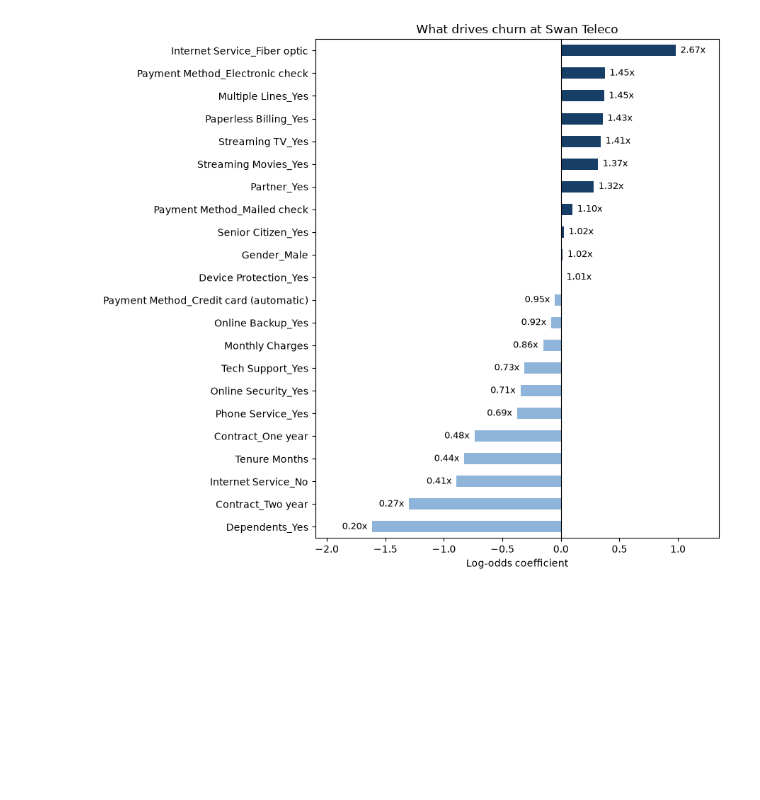
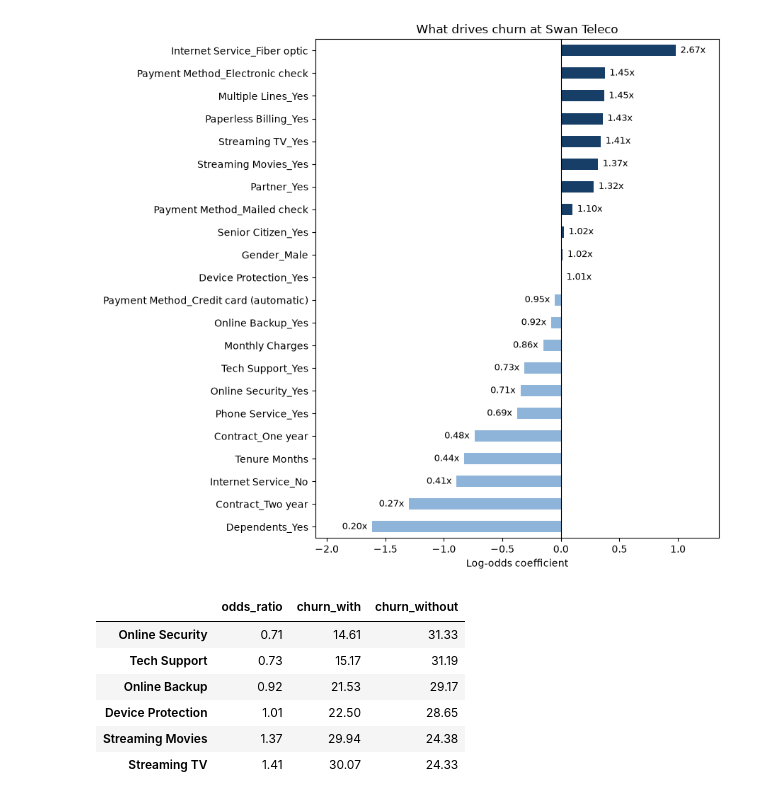
Before and after one commit to Bhumgara/df_swan_consulting, a Jupyter notebook: P7_EDA.ipynb, the cells around one changed output. Saved outputs shown, nothing was run; the diff lists cells and outputs as text; code cells hidden in the pictures; blank space fills up the shorter version.

Commit message:
Updated notebook with 500 stats and sign-up churn

```diff
--- a/P7_EDA.ipynb
+++ b/P7_EDA.ipynb
@@ -352,3 +381,24 @@ plt.tight_layout()
 plt.show()
 # %% [output]
 [figure]
+# %%
+service_cols = ['Online Security', 'Online Backup', 'Device Protection',
+                'Tech Support', 'Streaming TV', 'Streaming Movies']
+
+coefs = pd.Series(model.coef_[0], index=X_enc.columns)
+
+incentive = pd.DataFrame({
+    "odds_ratio": [np.exp(coefs[c + "_Yes"]) for c in service_cols],
+    "churn_with": [df_clean[df_clean[c] == "Yes"]["Churn Value"].mean() * 100 for c in service_cols],
+    "churn_without": [df_clean[df_clean[c] == "No"]["Churn Value"].mean() * 100 for c in service_cols],
+}, index=service_cols)
+
+incentive.sort_values("odds_ratio").round(2)
+# %% [output]
+|  | odds_ratio | churn_with | churn_without |
+| Online Security | 0.71 | 14.61 | 31.33 |
+| Tech Support | 0.73 | 15.17 | 31.19 |
+| Online Backup | 0.92 | 21.53 | 29.17 |
+| Device Protection | 1.01 | 22.50 | 28.65 |
+| Streaming Movies | 1.37 | 29.94 | 24.38 |
+| Streaming TV | 1.41 | 30.07 | 24.33 |
```
Also changed, not shown: parts of 2 cells of this notebook.
